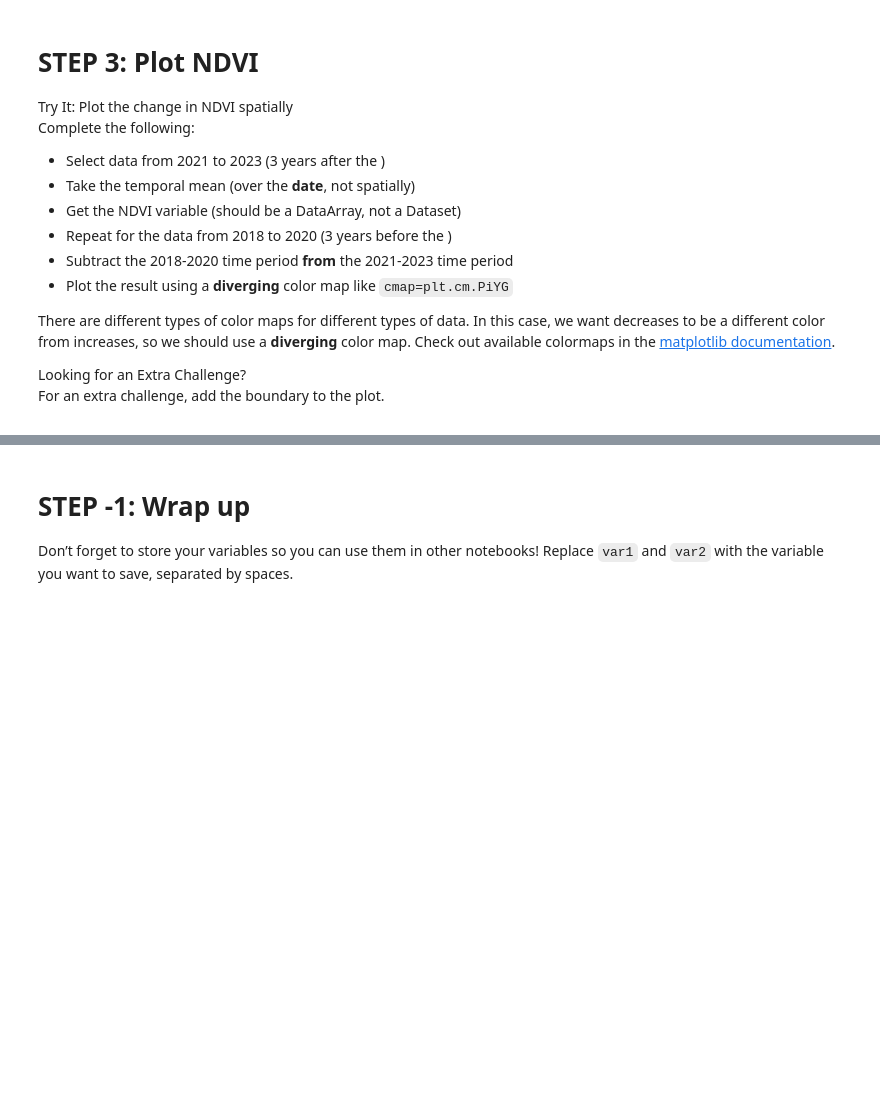
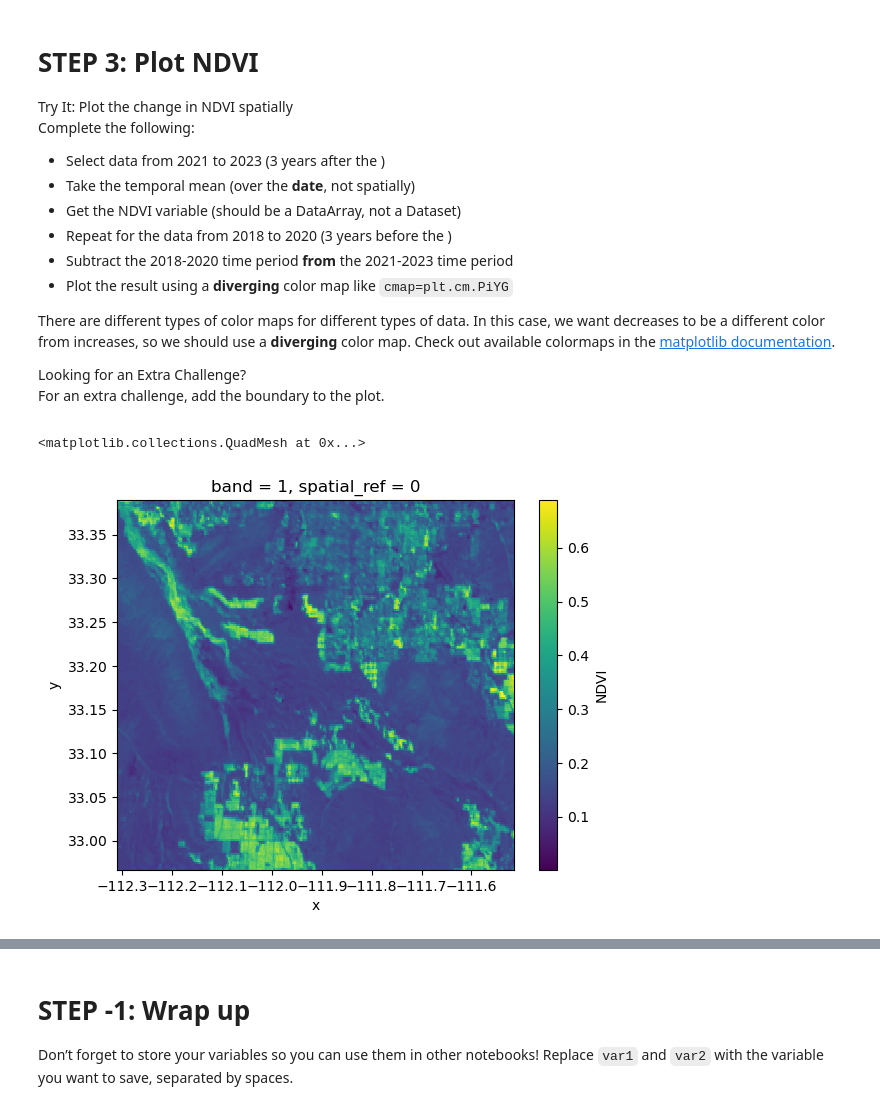
Before and after one commit to earthlab-education/04-vegetation-nkoppa, a Jupyter notebook: notebooks/vegetation-03-plot.ipynb, the cells around one changed output, grey strips where cells are left out. Saved outputs shown, nothing was run; the diff lists cells and outputs as text; code cells hidden in the pictures; blank space fills up the shorter version.

```diff
--- a/notebooks/vegetation-03-plot.ipynb
+++ b/notebooks/vegetation-03-plot.ipynb
@@ -114,3 +119,10 @@ documentation</a>.</p></div></div>
 data-__quarto_custom_type="Shortcode"
 data-__quarto_custom_context="Inline"
 data-__quarto_custom_id="3"></span> boundary to the plot.</p></div></div>
+# %%
+mean_ndvi_2012_2022 = ndvi_da.sel(date=slice('2012', '2022')).mean('date').NDVI
+mean_ndvi_2012_2022
+mean_ndvi_2012_2022.plot()
+# %% [output]
+<matplotlib.collections.QuadMesh at 0x...>
+[figure, added]
```
Also changed, not shown: parts of 7 cells of this notebook.
